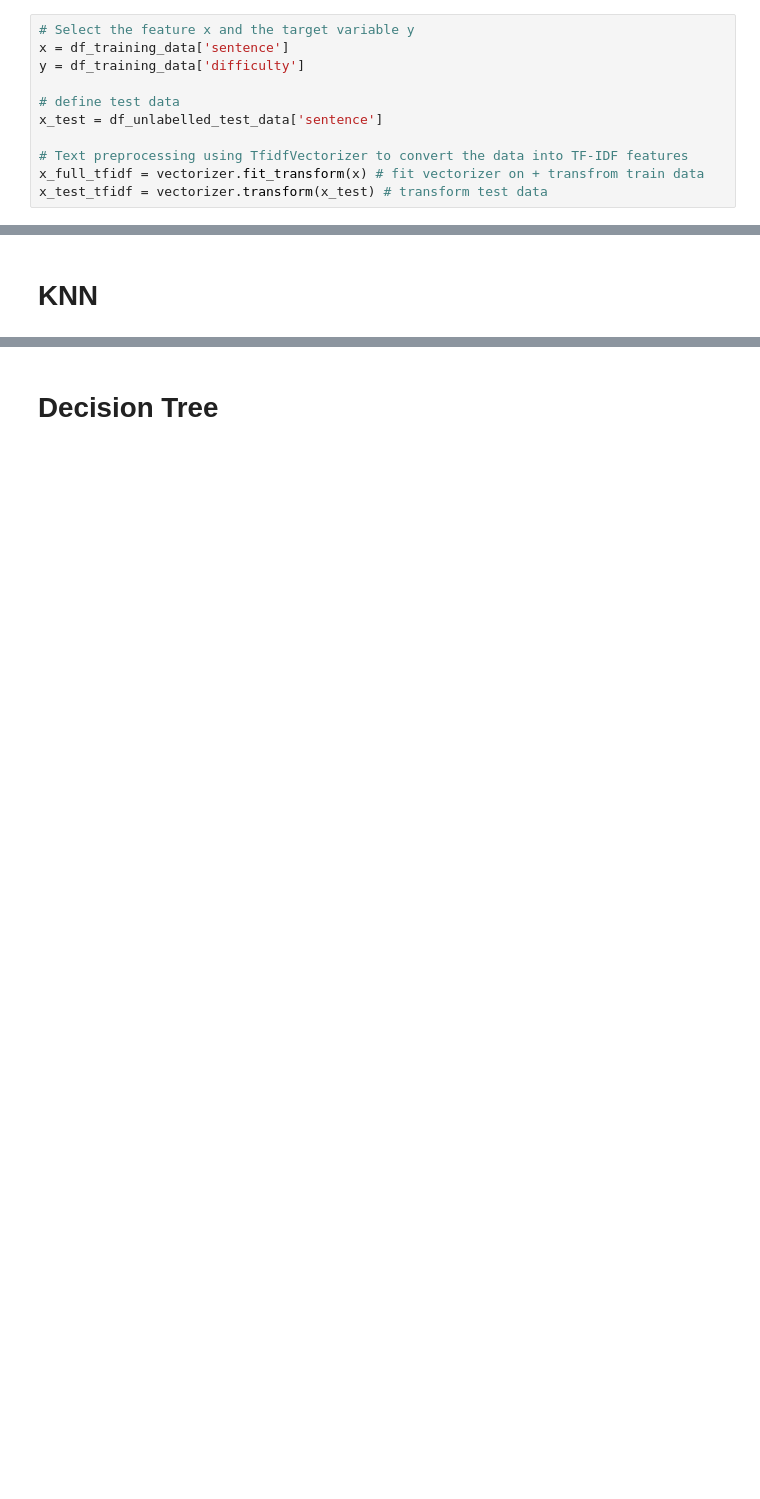
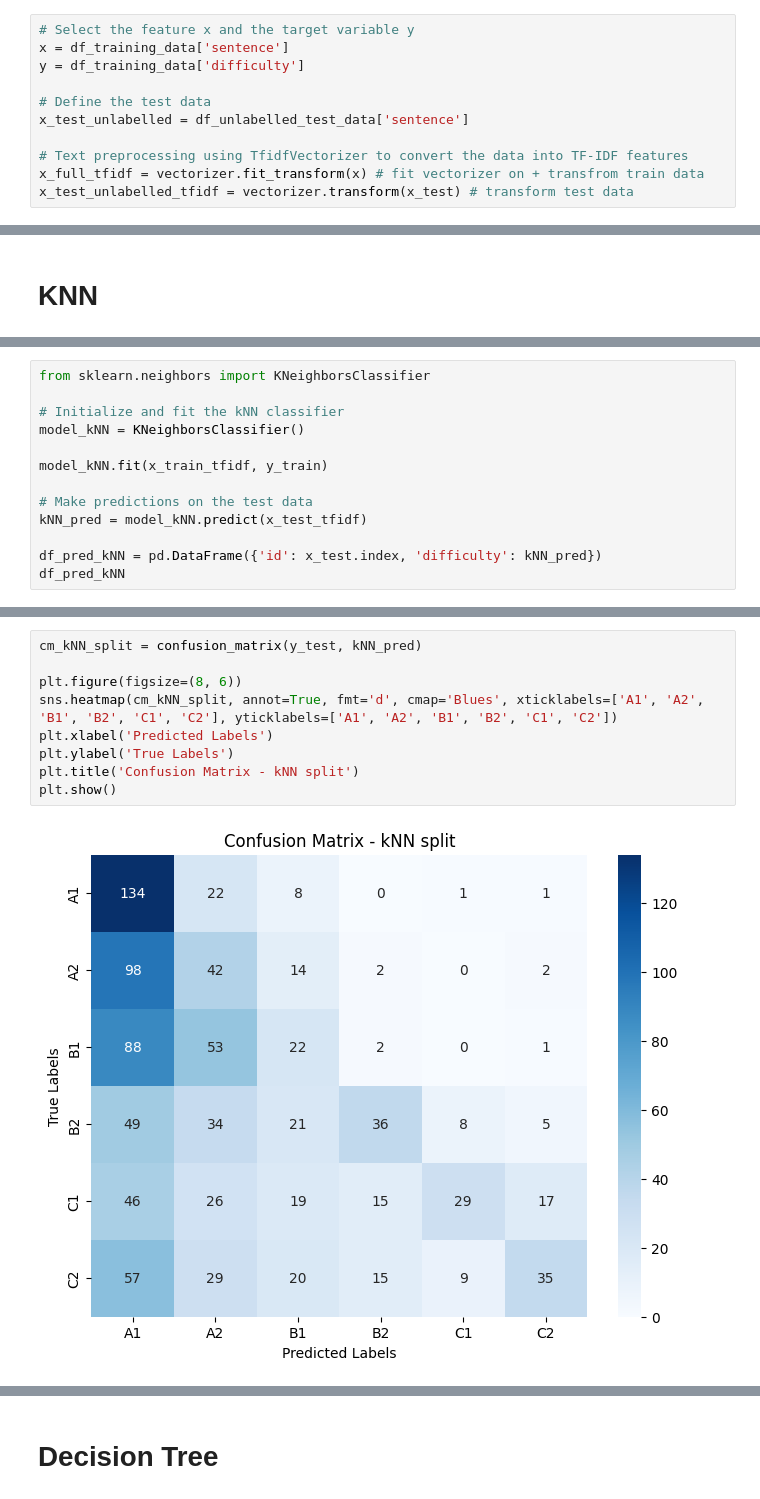
Before and after one commit to RebeccaKessler/Machine_Learning, a Jupyter notebook: Codes/Code_2.ipynb, the cells around one changed output, grey strips where cells are left out. Saved outputs shown, nothing was run; the diff lists cells and outputs as text; blank space fills up the shorter version.

```diff
--- a/Codes/Code_2.ipynb
+++ b/Codes/Code_2.ipynb
@@ -117,12 +117,12 @@ plt.show()
 x = df_training_data['sentence']
 y = df_training_data['difficulty']
 
-# define test data
-x_test = df_unlabelled_test_data['sentence']
+# Define the test data
+x_test_unlabelled = df_unlabelled_test_data['sentence']
 
 # Text preprocessing using TfidfVectorizer to convert the data into TF-IDF features
 x_full_tfidf = vectorizer.fit_transform(x) # fit vectorizer on + transfrom train data
-x_test_tfidf = vectorizer.transform(x_test) # transform test data
+x_test_unlabelled_tfidf = vectorizer.transform(x_test) # transform test data
 # %%
 # Initialize and train the Logistic Regression model on the whole dataset
 model_LR = LogisticRegression()
@@ -156,0 +157,13 @@ df_pred_LR_full.to_csv("submission_1.csv", index=False)
+# %%
+from sklearn.neighbors import KNeighborsClassifier
+
+# Initialize and fit the kNN classifier
+model_kNN = KNeighborsClassifier()
+
+model_kNN.fit(x_train_tfidf, y_train)
+
+# Make predictions on the test data
+kNN_pred = model_kNN.predict(x_test_tfidf)
+
+df_pred_kNN = pd.DataFrame({'id': x_test.index, 'difficulty': kNN_pred})
+df_pred_kNN
@@ -156,0 +203,11 @@ df_pred_LR_full.to_csv("submission_1.csv", index=False)
+# %%
+cm_kNN_split = confusion_matrix(y_test, kNN_pred)
+
+plt.figure(figsize=(8, 6))
+sns.heatmap(cm_kNN_split, annot=True, fmt='d', cmap='Blues', xticklabels=['A1', 'A2', 'B1', 'B2', 'C1', 'C2'], yticklabels=['A1', 'A2', 'B1', 'B2', 'C1', 'C2'])
+plt.xlabel('Predicted Labels')
+plt.ylabel('True Labels')
+plt.title('Confusion Matrix - kNN split')
+plt.show()
+# %% [output]
+[figure, added]
```
Also changed, not shown: parts of 21 cells of this notebook.
